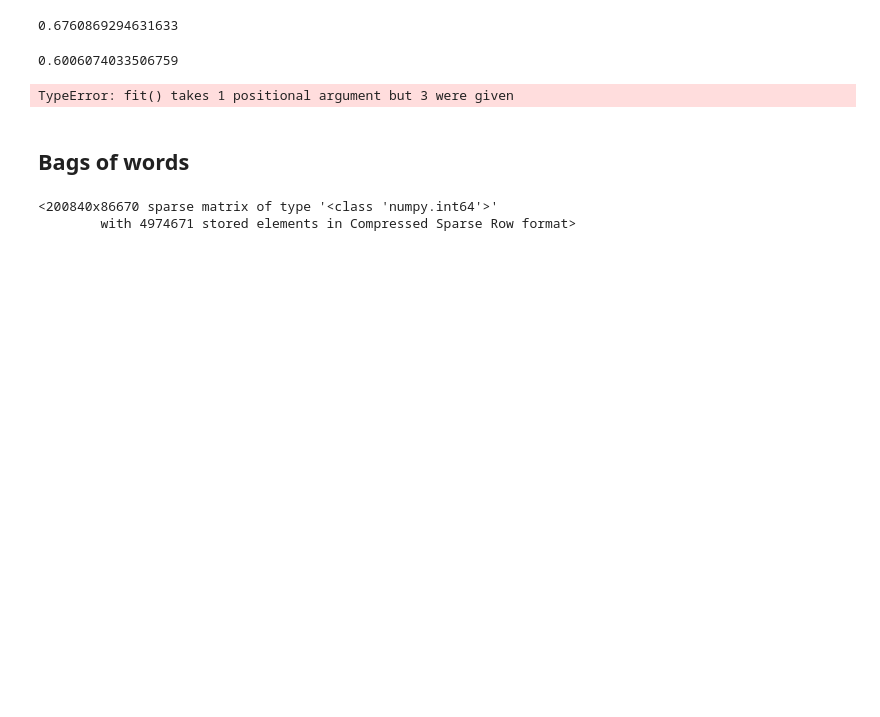
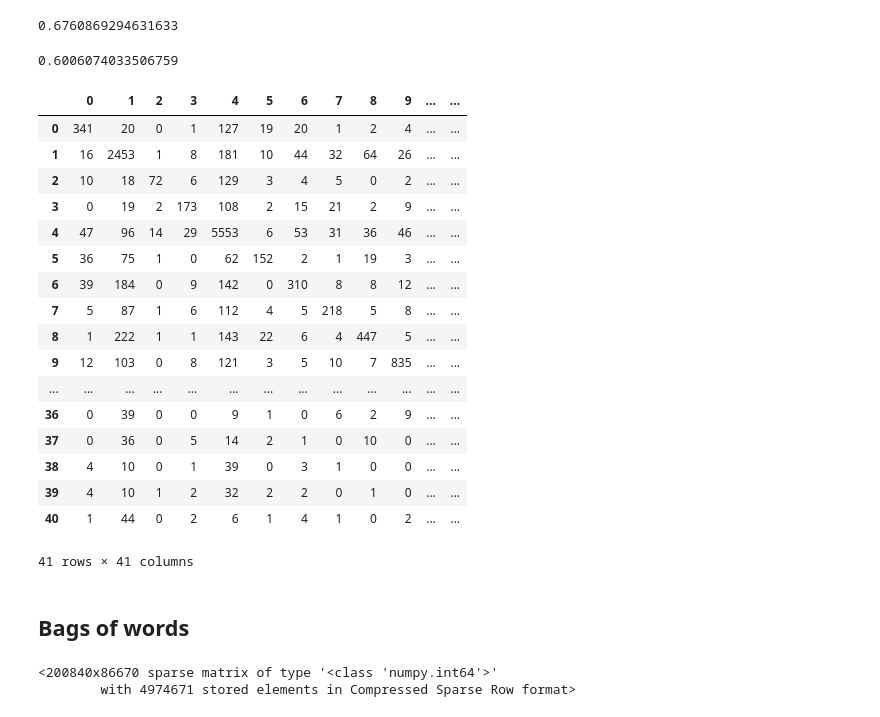
Before and after one commit to kyledbrooks/headline-categorizer, a Jupyter notebook: EDA-initial-model.ipynb, the cells around one changed output. Cells and saved outputs as stored; diff of their text form; code cells hidden in the pictures; blank space fills up the shorter version.

```diff
--- a/EDA-initial-model.ipynb
+++ b/EDA-initial-model.ipynb
@@ -335,16 +320,32 @@ np.mean(train_pred == y_train)
 # %% [output]
 0.6760869294631633
 # %%
-predicted = best_model.predict(X_test)
-np.mean(predicted == y_test)
+# Test accuracy
+y_pred = best_model.predict(X_test)
+np.mean(y_pred == y_test)
 # %% [output]
 0.6006074033506759
-# %%
-test.fit(X_train, y_train)
-predicted = test.predict(X_test)
-np.mean(predicted == y_test)
-# %% [output]
-TypeError: fit() takes 1 positional argument but 3 were given
+# %%
+pd.DataFrame(confusion_matrix(y_test, y_pred))
+# %% [output]
+|  | 0 | 1 | 2 | 3 | 4 | 5 | 6 | 7 | 8 | 9 | ... | ... |
+| 0 | 341 | 20 | 0 | 1 | 127 | 19 | 20 | 1 | 2 | 4 | ... | ... |
+| 1 | 16 | 2453 | 1 | 8 | 181 | 10 | 44 | 32 | 64 | 26 | ... | ... |
+| 2 | 10 | 18 | 72 | 6 | 129 | 3 | 4 | 5 | 0 | 2 | ... | ... |
+| 3 | 0 | 19 | 2 | 173 | 108 | 2 | 15 | 21 | 2 | 9 | ... | ... |
+| 4 | 47 | 96 | 14 | 29 | 5553 | 6 | 53 | 31 | 36 | 46 | ... | ... |
+| 5 | 36 | 75 | 1 | 0 | 62 | 152 | 2 | 1 | 19 | 3 | ... | ... |
+| 6 | 39 | 184 | 0 | 9 | 142 | 0 | 310 | 8 | 8 | 12 | ... | ... |
+| 7 | 5 | 87 | 1 | 6 | 112 | 4 | 5 | 218 | 5 | 8 | ... | ... |
+| 8 | 1 | 222 | 1 | 1 | 143 | 22 | 6 | 4 | 447 | 5 | ... | ... |
+| 9 | 12 | 103 | 0 | 8 | 121 | 3 | 5 | 10 | 7 | 835 | ... | ... |
+| ... | ... | ... | ... | ... | ... | ... | ... | ... | ... | ... | ... | ... |
+| 36 | 0 | 39 | 0 | 0 | 9 | 1 | 0 | 6 | 2 | 9 | ... | ... |
+| 37 | 0 | 36 | 0 | 5 | 14 | 2 | 1 | 0 | 10 | 0 | ... | ... |
+| 38 | 4 | 10 | 0 | 1 | 39 | 0 | 3 | 1 | 0 | 0 | ... | ... |
+| 39 | 4 | 10 | 1 | 2 | 32 | 2 | 2 | 0 | 1 | 0 | ... | ... |
+| 40 | 1 | 44 | 0 | 2 | 6 | 1 | 4 | 1 | 0 | 2 | ... | ... |
+41 rows × 41 columns
 # %% [markdown]
 ## Bags of words
 # %%
```
Also changed, not shown: parts of 12 cells of this notebook.
